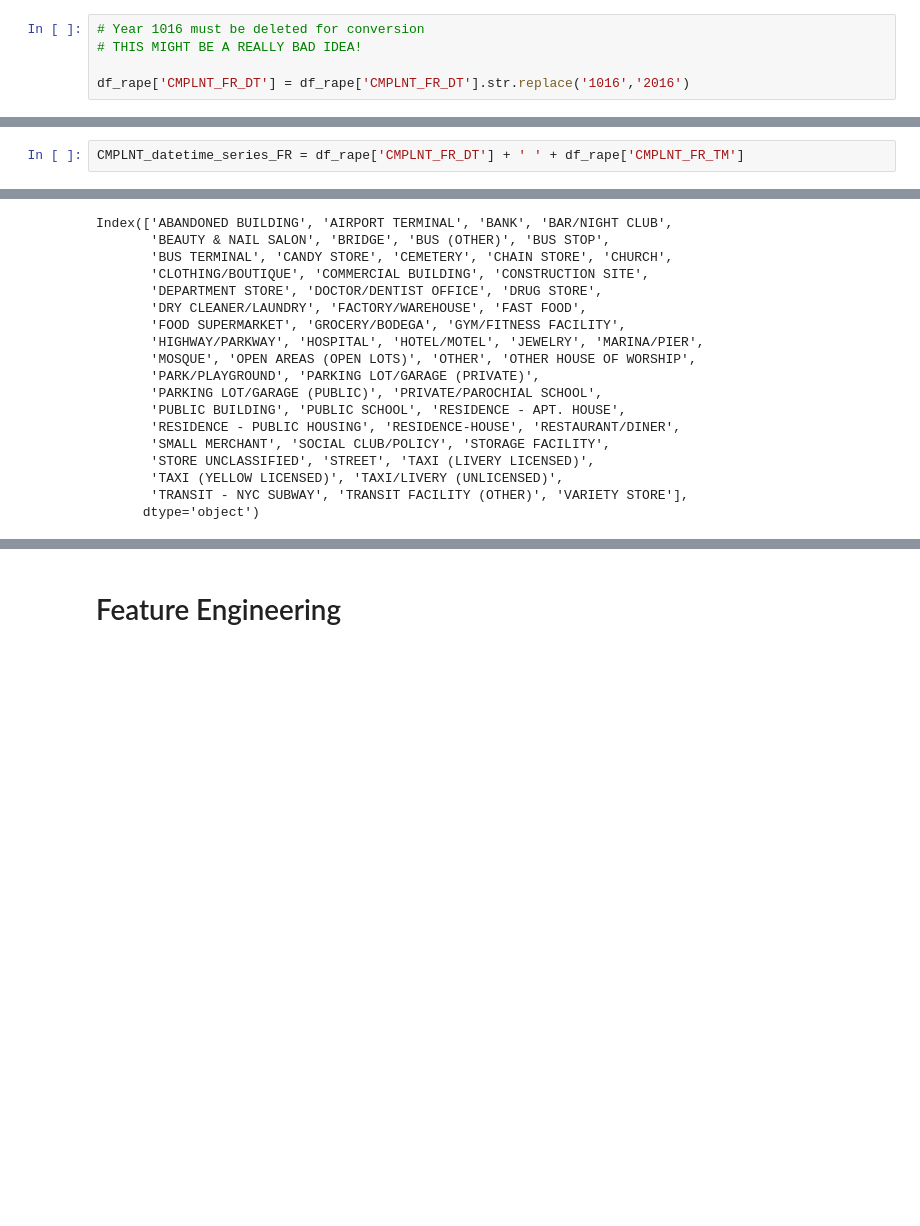
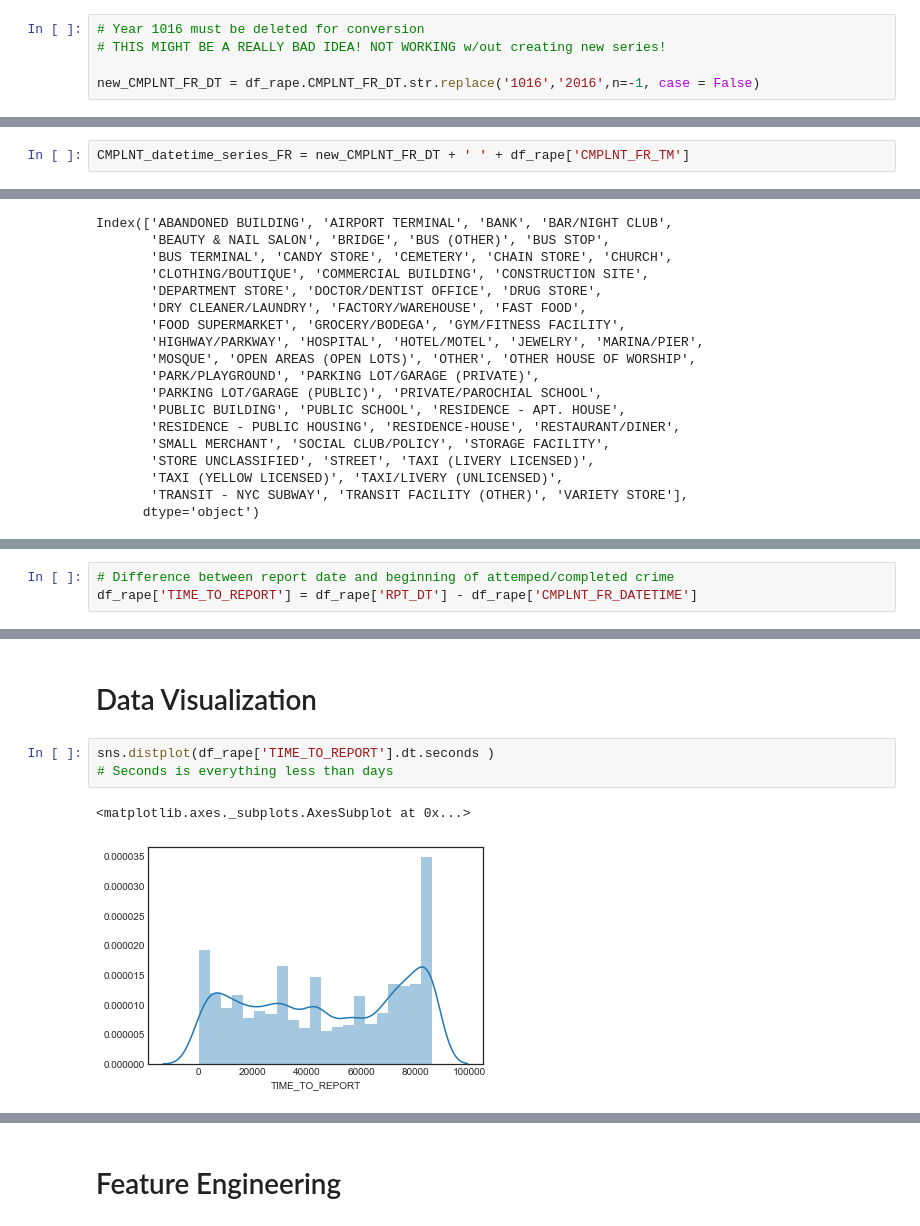
Before and after one commit to lgofish/Unit3Capstone, a Jupyter notebook: NYC_RapeData_v4.ipynb, the cells around one changed output, grey strips where cells are left out. Cells and saved outputs as stored; diff of their text form; blank space fills up the shorter version.

```diff
--- a/NYC_RapeData_v4.ipynb
+++ b/NYC_RapeData_v4.ipynb
@@ -265,5 +267,5 @@ array(['2015', '2009', '2012', '2008', '2014', '2006', '2013', '2010',
 # %%
 # Year 1016 must be deleted for conversion
-# THIS MIGHT BE A REALLY BAD IDEA!
+# THIS MIGHT BE A REALLY BAD IDEA! NOT WORKING w/out creating new series!
 
-df_rape['CMPLNT_FR_DT'] = df_rape['CMPLNT_FR_DT'].str.replace('1016','2016')
+new_CMPLNT_FR_DT = df_rape.CMPLNT_FR_DT.str.replace('1016','2016',n=-1, case = False)
@@ -280,4 +285,4 @@ array(['2015', '2009', '2012', '2008', '2014', '2006', '2013', '2010',
 # %% [markdown]
 # Creation of datetime column
 # %%
-CMPLNT_datetime_series_FR = df_rape['CMPLNT_FR_DT'] + ' ' + df_rape['CMPLNT_FR_TM']
+CMPLNT_datetime_series_FR = new_CMPLNT_FR_DT + ' ' + df_rape['CMPLNT_FR_TM']
@@ -544,0 +688,3 @@ Index(['ABANDONED BUILDING', 'AIRPORT TERMINAL', 'BANK', 'BAR/NIGHT CLUB',
+# %%
+# Difference between report date and beginning of attemped/completed crime
+df_rape['TIME_TO_REPORT'] = df_rape['RPT_DT'] - df_rape['CMPLNT_FR_DATETIME']
@@ -544,0 +736,8 @@ Index(['ABANDONED BUILDING', 'AIRPORT TERMINAL', 'BANK', 'BAR/NIGHT CLUB',
+# %% [markdown]
+# Data Visualization
+# %%
+sns.distplot(df_rape['TIME_TO_REPORT'].dt.seconds )
+# Seconds is everything less than days
+# %% [output]
+<matplotlib.axes._subplots.AxesSubplot at 0x...>
+[figure, added]
```
Also changed, not shown: parts of 58 cells of this notebook.
